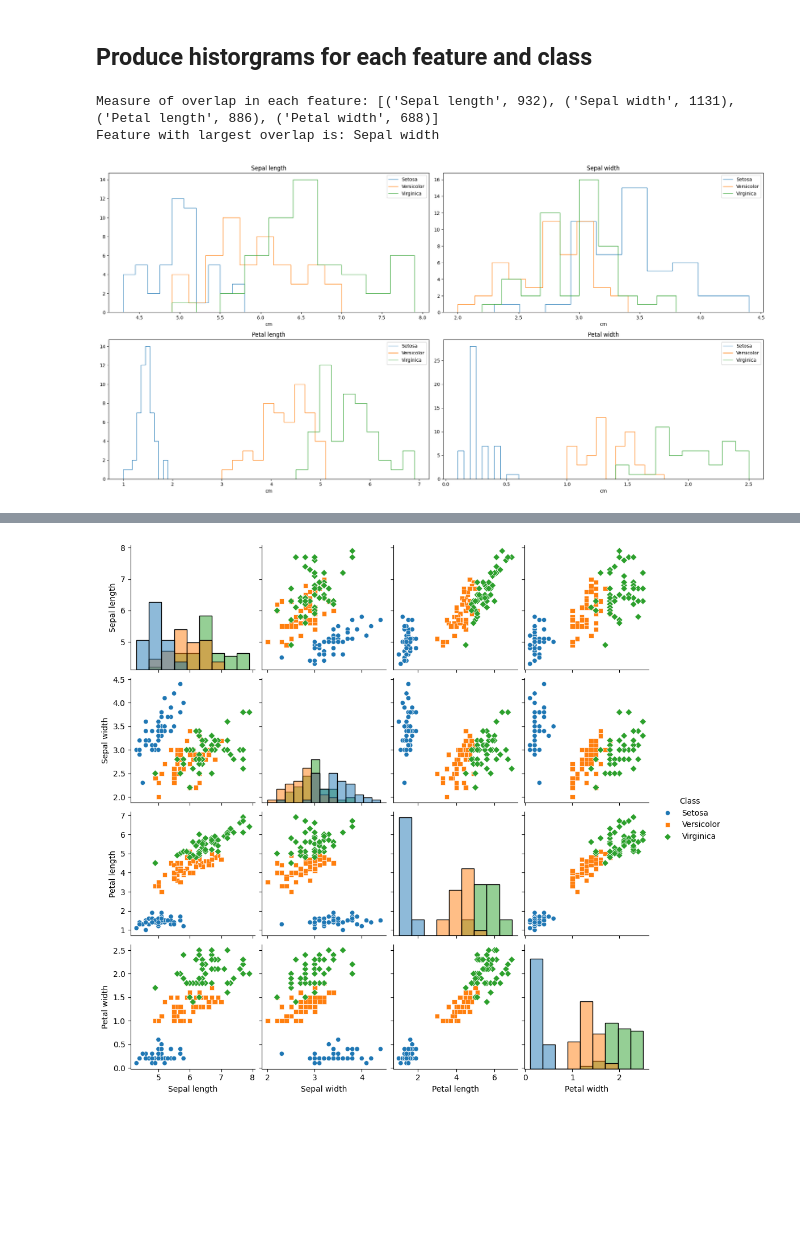
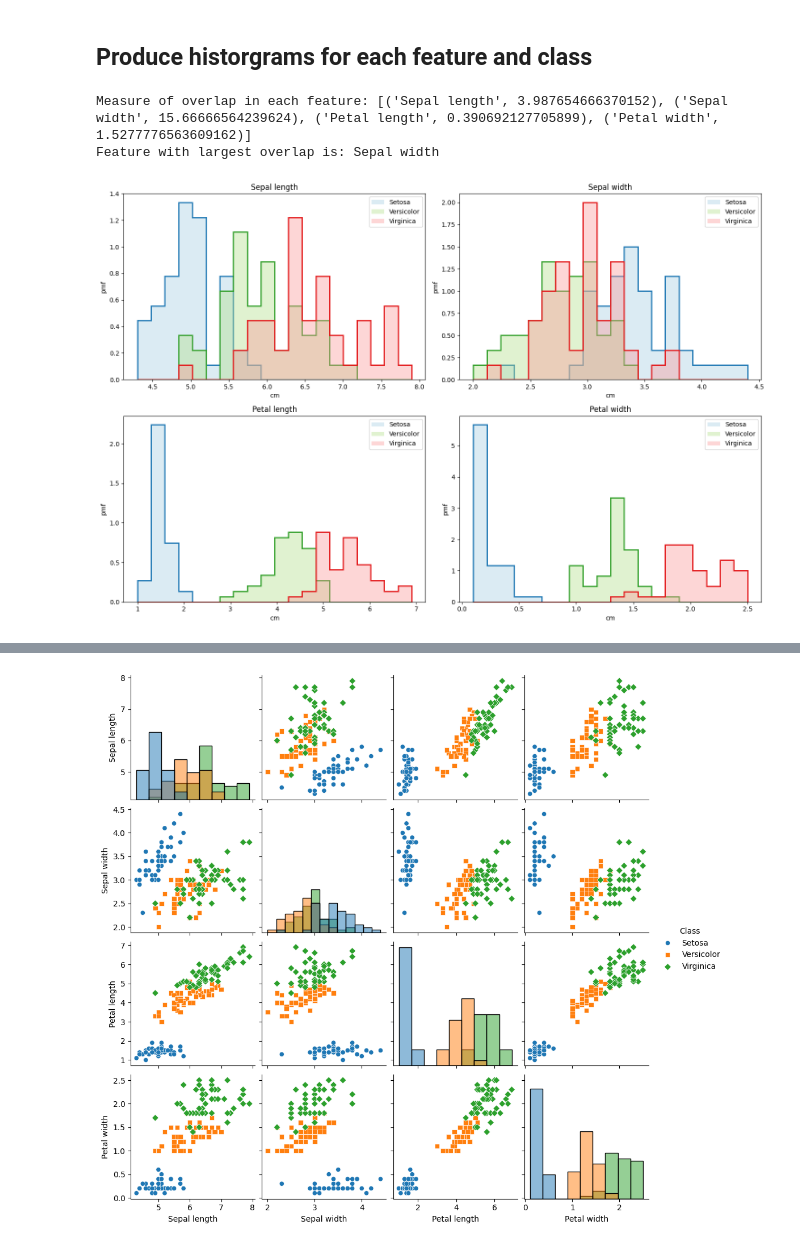
Before and after one commit to Martin-Ansteensen/TTT4275-Classification-project, a Jupyter notebook: Iris/iris.ipynb, the cells around one changed output, grey strips where cells are left out. Saved outputs shown, nothing was run; the diff lists cells and outputs as text; code cells hidden in the pictures; blank space fills up the shorter version.

Commit message:
Improve histogram

```diff
--- a/Iris/iris.ipynb
+++ b/Iris/iris.ipynb
@@ -252,41 +252,49 @@ RESULT: MSE: 016.57 |∇MSE|: 10.9546
 # %%
 # Task 1.2a, data visualization
 data = load_data()
 
 hists = [[], [], []]
 
-fig, axs = plt.subplots(2, 2, figsize=(20, 10))
+fig, axs = plt.subplots(2, 2, figsize=(15, 10))
 axs = axs.flatten()
+
+feats_min = np.min(data, axis=(0, 1))
+feats_max = np.max(data, axis=(0, 1))
 
 for feat in range(4):
     for cls in range(3):
-
         feature = data[cls][:, feat]
-        counts, bins = np.histogram(feature, bins=10)
+        counts, bins = np.histogram(feature, bins=20, range=(feats_min[feat], feats_max[feat]), density=True)
         hists[cls].append({"counts": counts, "bins": bins})
 
-        axs[feat].stairs(counts, bins, label=name_classes[cls], )
+        axs[feat].stairs(counts, bins, label=name_classes[cls], fill=True, alpha=0.4, color=plt.cm.Paired.colors[2*cls])
+        axs[feat].stairs(counts, bins, fill=False, linewidth=2, color=plt.cm.Paired.colors[2*cls+1])
+
 
     axs[feat].legend()
     axs[feat].set_title(name_features[feat])
     axs[feat].set_xlabel("cm")
+    axs[feat].set_ylabel("pmf")
+
 
 fig.tight_layout()
 
-# Calculate correlation between the signals at lag 0 to identify largest overlap
-corr_feat = []
+# Calculate thre overlap between the features. As all of the histograms for a feature class have the
+# same bins and have been normalized, one possible measure of overlap can be obtained from
+#  multiplying the histograms
+overlap_feat = []
 for feat in range(4):
-    corr_0_1 = np.sum(hists[0][feat]["counts"] * hists[1][feat]["counts"])
-    corr_0_2 = np.sum(hists[0][feat]["counts"] * hists[2][feat]["counts"])
-    corr_1_2 = np.sum(hists[1][feat]["counts"] * hists[2][feat]["counts"])
-    corr_feat.append(corr_0_1 + corr_0_2 + corr_1_2)
+    overlap_0_1 = np.sum(hists[0][feat]["counts"] * hists[1][feat]["counts"])
+    overlap_0_2 = np.sum(hists[0][feat]["counts"] * hists[2][feat]["counts"])
+    overlap_1_2 = np.sum(hists[1][feat]["counts"] * hists[2][feat]["counts"])
+    overlap_feat.append(overlap_0_1 + overlap_0_2 + overlap_1_2)
 
-print(f"Measure of overlap in each feature: {list(zip(name_features, corr_feat))}")
-print(f"Feature with largest overlap is: {name_features[np.argmax(corr_feat)]}")
+print(f"Measure of overlap in each feature: {list(zip(name_features, overlap_feat))}")
+print(f"Feature with largest overlap is: {name_features[np.argmax(overlap_feat)]}")
 # %% [output]
-Measure of overlap in each feature: [('Sepal length', 932), ('Sepal width', 1131), ('Petal length', 886), ('Petal width', 688)]
+Measure of overlap in each feature: [('Sepal length', 3.987654666370152), ('Sepal width', 15.66666564239624), ('Petal length', 0.390692127705899), ('Petal width', 1.5277776563609162)]
 Feature with largest overlap is: Sepal width
-[figure, old version]
+[figure, new version]
 # %%
 # Task 1.2a, remove sepal width
 
```
Also changed, not shown: parts of 6 cells of this notebook.
